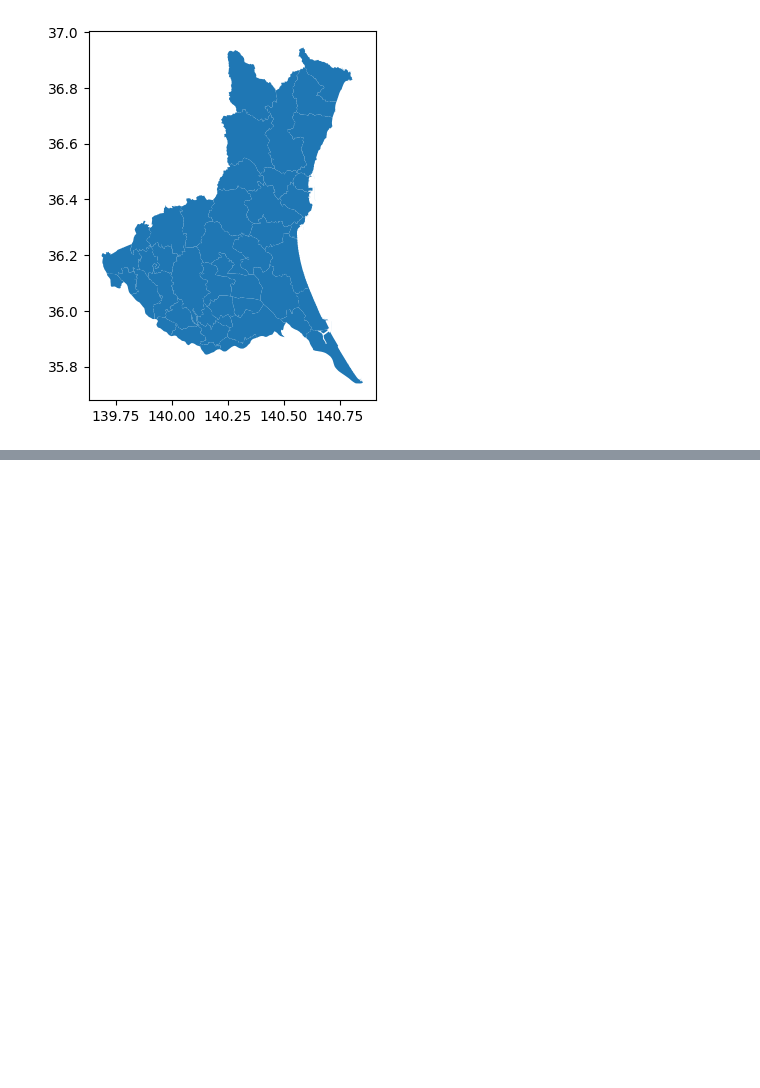
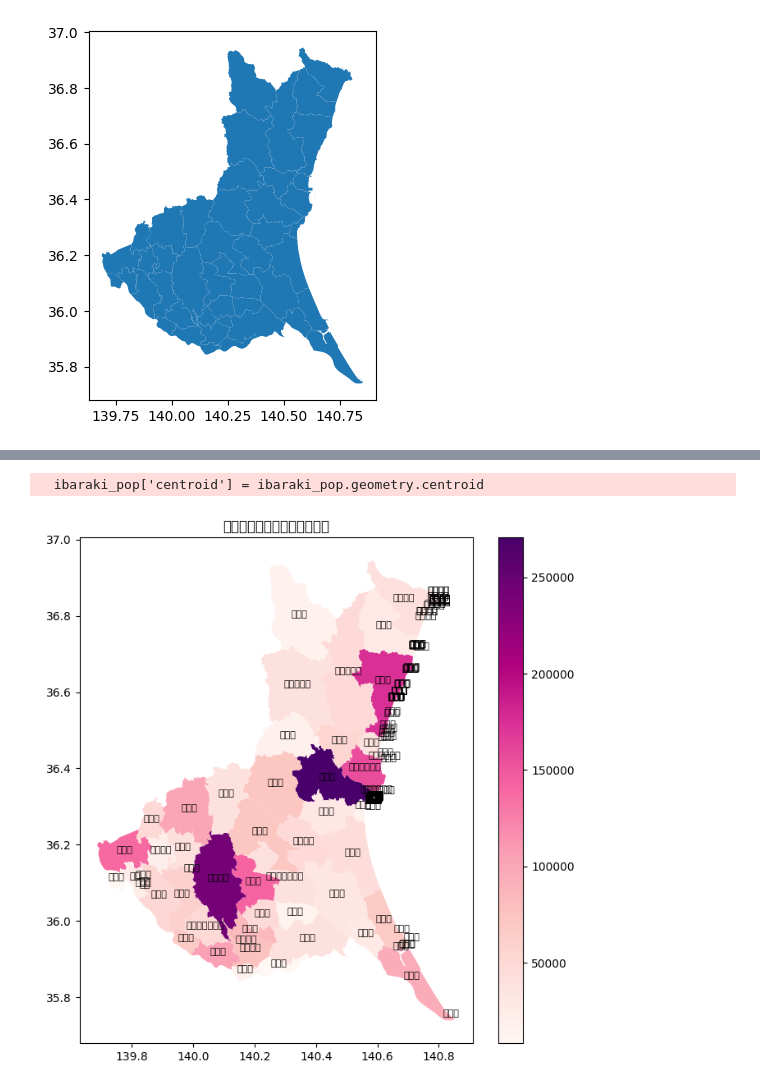
Before and after one commit to hiyopval/gis, a Jupyter notebook: week7/week7map.ipynb, the cells around one changed output, grey strips where cells are left out. Drawn from its saved outputs; the diff is of its cells as text; code cells hidden in the pictures; blank space fills up the shorter version.

```diff
--- a/week7/week7map.ipynb
+++ b/week7/week7map.ipynb
@@ -11,0 +136,18 @@ ibaraki.plot()
+# %%
+# 地図のプロット
+fig, ax = plt.subplots(1, 1, figsize=(8, 8))  # サイズを適度に設定
+ibaraki_pop.plot(column='人口総数', ax=ax, legend=True, cmap='RdPu')
+
+# 市区町村名の表示
+# Centroidの計算
+ibaraki_pop['centroid'] = ibaraki_pop.geometry.centroid
+
+# テキストの追加
+for idx, row in ibaraki_pop.iterrows():
+    ax.text(row['centroid'].x, row['centroid'].y, row['CITYNAME'], fontsize=8, ha='center')
+
+plt.title('茨城県の市区町村別人口総数')
+plt.show()
+# %% [output]
+  ibaraki_pop['centroid'] = ibaraki_pop.geometry.centroid
+[figure, added]
```
Also changed, not shown: parts of 17 cells of this notebook.
